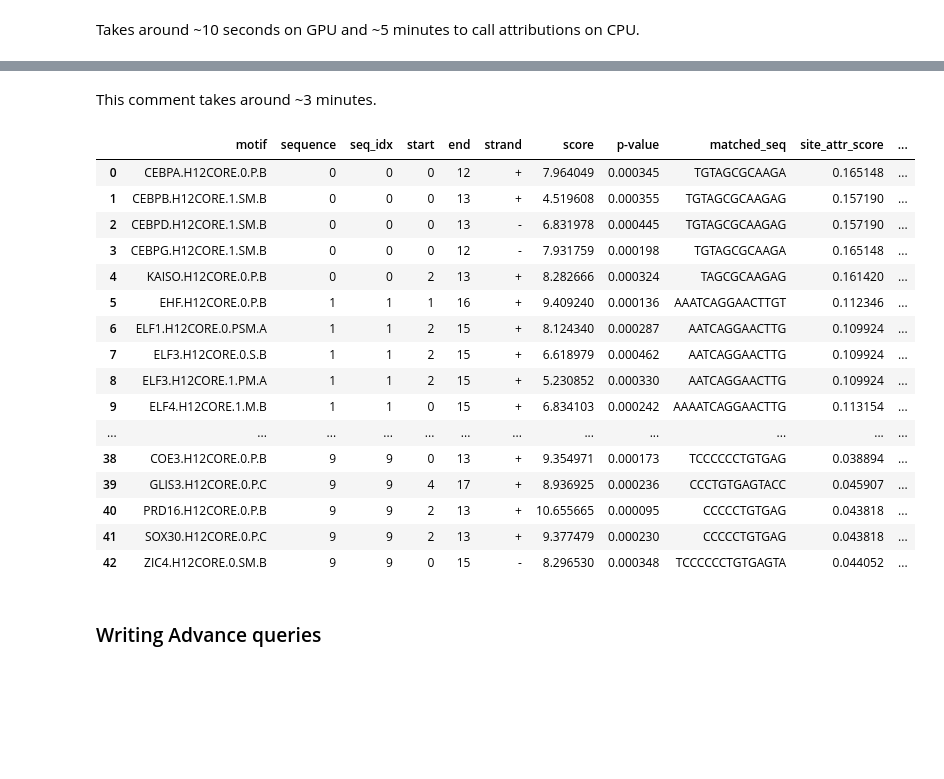
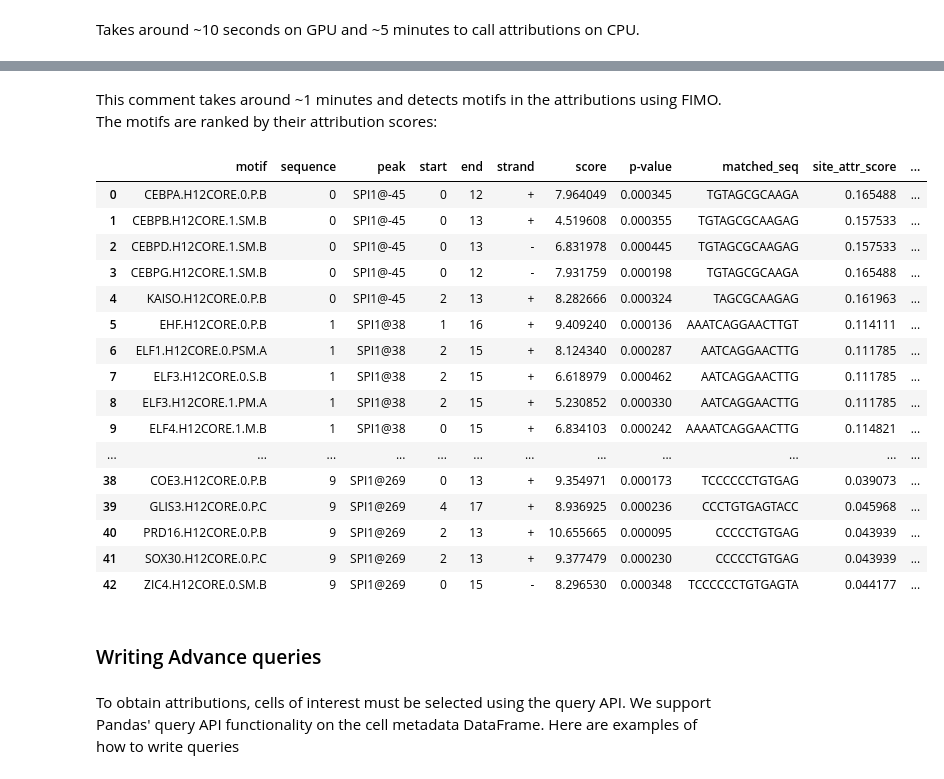
Before and after one commit to Genentech/decima, a Jupyter notebook: tutorials/1-attribution-motif-discovery.ipynb, the cells around one changed output, grey strips where cells are left out. Drawn from its saved outputs; the diff is of its cells as text; code cells hidden in the pictures; blank space fills up the shorter version.

```diff
--- a/tutorials/1-attribution-motif-discovery.ipynb
+++ b/tutorials/1-attribution-motif-discovery.ipynb
@@ -223,25 +275,28 @@ attributions.plot_attributions(relative_loc=-45)
-# %% [markdown]
-This comment takes around ~3 minutes.
-# %%
-attributions.scan_motifs()
-# %% [output]
-|  | motif | sequence | seq_idx | start | end | strand | score | p-value | matched_seq | site_attr_score | ... |
-| 0 | CEBPA.H12CORE.0.P.B | 0 | 0 | 0 | 12 | + | 7.964049 | 0.000345 | TGTAGCGCAAGA | 0.165148 | ... |
-| 1 | CEBPB.H12CORE.1.SM.B | 0 | 0 | 0 | 13 | + | 4.519608 | 0.000355 | TGTAGCGCAAGAG | 0.157190 | ... |
-| 2 | CEBPD.H12CORE.1.SM.B | 0 | 0 | 0 | 13 | - | 6.831978 | 0.000445 | TGTAGCGCAAGAG | 0.157190 | ... |
-| 3 | CEBPG.H12CORE.1.SM.B | 0 | 0 | 0 | 12 | - | 7.931759 | 0.000198 | TGTAGCGCAAGA | 0.165148 | ... |
-| 4 | KAISO.H12CORE.0.P.B | 0 | 0 | 2 | 13 | + | 8.282666 | 0.000324 | TAGCGCAAGAG | 0.161420 | ... |
-| 5 | EHF.H12CORE.0.P.B | 1 | 1 | 1 | 16 | + | 9.409240 | 0.000136 | AAATCAGGAACTTGT | 0.112346 | ... |
-| 6 | ELF1.H12CORE.0.PSM.A | 1 | 1 | 2 | 15 | + | 8.124340 | 0.000287 | AATCAGGAACTTG | 0.109924 | ... |
-| 7 | ELF3.H12CORE.0.S.B | 1 | 1 | 2 | 15 | + | 6.618979 | 0.000462 | AATCAGGAACTTG | 0.109924 | ... |
-| 8 | ELF3.H12CORE.1.PM.A | 1 | 1 | 2 | 15 | + | 5.230852 | 0.000330 | AATCAGGAACTTG | 0.109924 | ... |
-| 9 | ELF4.H12CORE.1.M.B | 1 | 1 | 0 | 15 | + | 6.834103 | 0.000242 | AAAATCAGGAACTTG | 0.113154 | ... |
-| ... | ... | ... | ... | ... | ... | ... | ... | ... | ... | ... | ... |
-| 38 | COE3.H12CORE.0.P.B | 9 | 9 | 0 | 13 | + | 9.354971 | 0.000173 | TCCCCCCTGTGAG | 0.038894 | ... |
-| 39 | GLIS3.H12CORE.0.P.C | 9 | 9 | 4 | 17 | + | 8.936925 | 0.000236 | CCCTGTGAGTACC | 0.045907 | ... |
-| 40 | PRD16.H12CORE.0.P.B | 9 | 9 | 2 | 13 | + | 10.655665 | 0.000095 | CCCCCTGTGAG | 0.043818 | ... |
-| 41 | SOX30.H12CORE.0.P.C | 9 | 9 | 2 | 13 | + | 9.377479 | 0.000230 | CCCCCTGTGAG | 0.043818 | ... |
-| 42 | ZIC4.H12CORE.0.SM.B | 9 | 9 | 0 | 15 | - | 8.296530 | 0.000348 | TCCCCCCTGTGAGTA | 0.044052 | ... |
+# %% [markdown]
+This comment takes around ~1 minutes and detects motifs in the attributions using FIMO. The motifs are ranked by their attribution scores:
+# %%
+df_motifs = attributions.scan_motifs()
+df_motifs
+# %% [output]
+|  | motif | sequence | peak | start | end | strand | score | p-value | matched_seq | site_attr_score | ... |
+| 0 | CEBPA.H12CORE.0.P.B | 0 | SPI1@-45 | 0 | 12 | + | 7.964049 | 0.000345 | TGTAGCGCAAGA | 0.165488 | ... |
+| 1 | CEBPB.H12CORE.1.SM.B | 0 | SPI1@-45 | 0 | 13 | + | 4.519608 | 0.000355 | TGTAGCGCAAGAG | 0.157533 | ... |
+| 2 | CEBPD.H12CORE.1.SM.B | 0 | SPI1@-45 | 0 | 13 | - | 6.831978 | 0.000445 | TGTAGCGCAAGAG | 0.157533 | ... |
+| 3 | CEBPG.H12CORE.1.SM.B | 0 | SPI1@-45 | 0 | 12 | - | 7.931759 | 0.000198 | TGTAGCGCAAGA | 0.165488 | ... |
+| 4 | KAISO.H12CORE.0.P.B | 0 | SPI1@-45 | 2 | 13 | + | 8.282666 | 0.000324 | TAGCGCAAGAG | 0.161963 | ... |
+| 5 | EHF.H12CORE.0.P.B | 1 | SPI1@38 | 1 | 16 | + | 9.409240 | 0.000136 | AAATCAGGAACTTGT | 0.114111 | ... |
+| 6 | ELF1.H12CORE.0.PSM.A | 1 | SPI1@38 | 2 | 15 | + | 8.124340 | 0.000287 | AATCAGGAACTTG | 0.111785 | ... |
+| 7 | ELF3.H12CORE.0.S.B | 1 | SPI1@38 | 2 | 15 | + | 6.618979 | 0.000462 | AATCAGGAACTTG | 0.111785 | ... |
+| 8 | ELF3.H12CORE.1.PM.A | 1 | SPI1@38 | 2 | 15 | + | 5.230852 | 0.000330 | AATCAGGAACTTG | 0.111785 | ... |
+| 9 | ELF4.H12CORE.1.M.B | 1 | SPI1@38 | 0 | 15 | + | 6.834103 | 0.000242 | AAAATCAGGAACTTG | 0.114821 | ... |
+| ... | ... | ... | ... | ... | ... | ... | ... | ... | ... | ... | ... |
+| 38 | COE3.H12CORE.0.P.B | 9 | SPI1@269 | 0 | 13 | + | 9.354971 | 0.000173 | TCCCCCCTGTGAG | 0.039073 | ... |
+| 39 | GLIS3.H12CORE.0.P.C | 9 | SPI1@269 | 4 | 17 | + | 8.936925 | 0.000236 | CCCTGTGAGTACC | 0.045968 | ... |
+| 40 | PRD16.H12CORE.0.P.B | 9 | SPI1@269 | 2 | 13 | + | 10.655665 | 0.000095 | CCCCCTGTGAG | 0.043939 | ... |
+| 41 | SOX30.H12CORE.0.P.C | 9 | SPI1@269 | 2 | 13 | + | 9.377479 | 0.000230 | CCCCCTGTGAG | 0.043939 | ... |
+| 42 | ZIC4.H12CORE.0.SM.B | 9 | SPI1@269 | 0 | 15 | - | 8.296530 | 0.000348 | TCCCCCCTGTGAGTA | 0.044177 | ... |
 # %% [markdown]
 ### Writing Advance queries
+# %% [markdown]
+To obtain attributions, cells of interest must be selected using the query API. We support Pandas' query API functionality on the cell metadata DataFrame. Here are examples of how to write queries
 # %%
```
Also changed, not shown: parts of 34 cells of this notebook, 29 other files.
